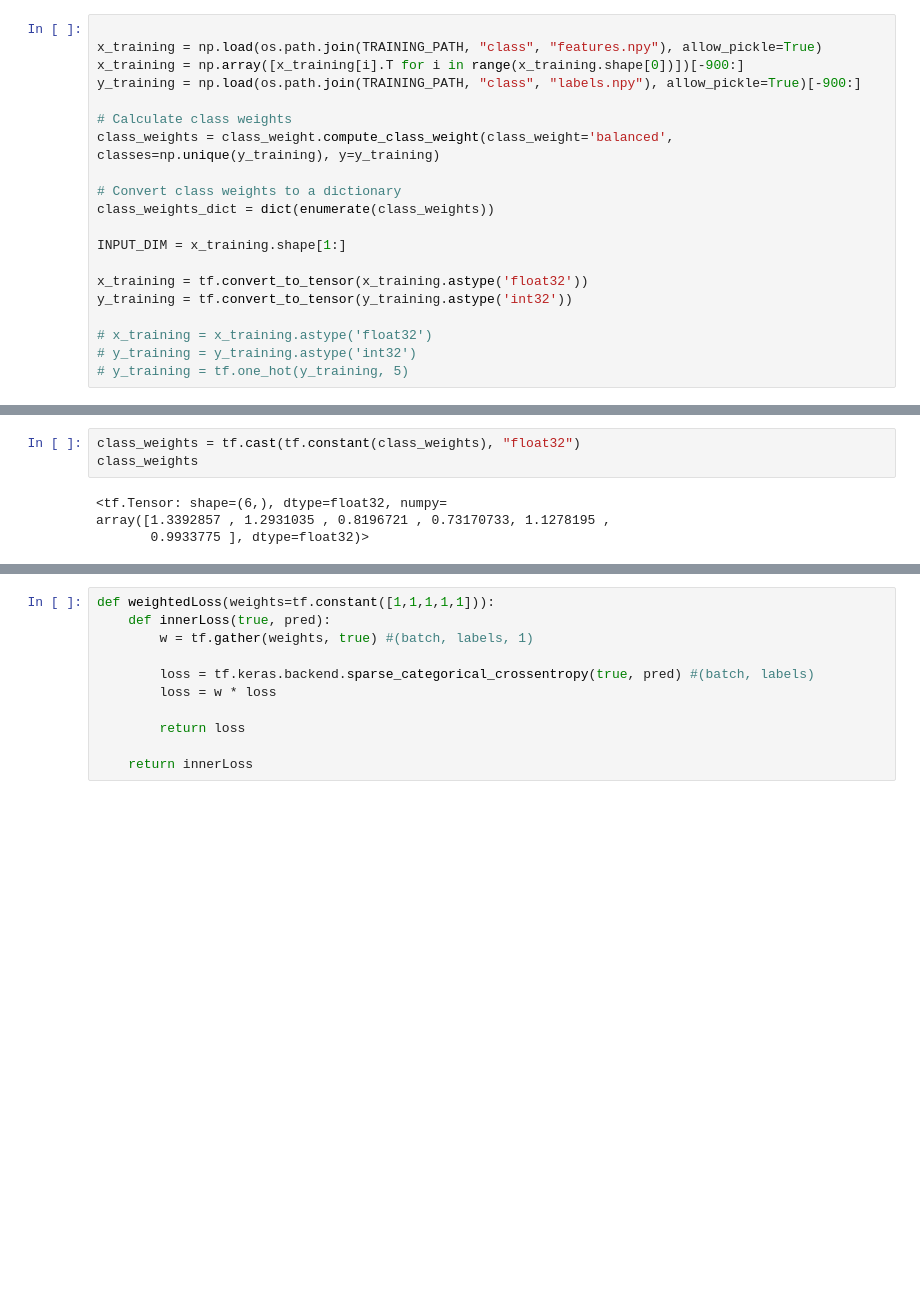
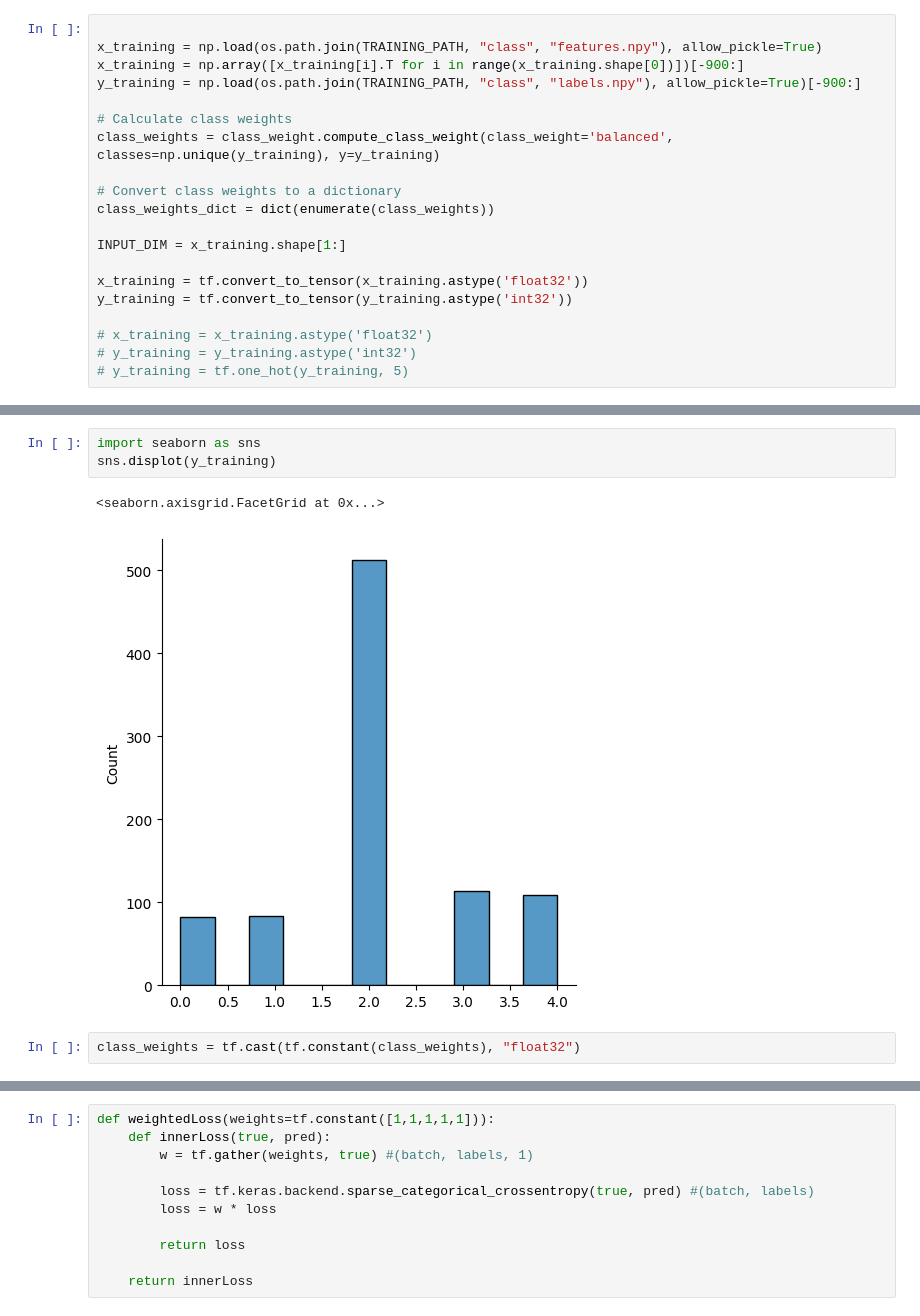
Before and after one commit to okkostenko/crypto_price_prediction_starknet, a Jupyter notebook: model_training/lstm_model.ipynb, the cells around one changed output, grey strips where cells are left out. Saved outputs shown, nothing was run; the diff lists cells and outputs as text; blank space fills up the shorter version.

```diff
--- a/model_training/lstm_model.ipynb
+++ b/model_training/lstm_model.ipynb
@@ -31,10 +40,11 @@ y_training = tf.convert_to_tensor(y_training.astype('int32'))
+# %%
+import seaborn as sns
+sns.displot(y_training)
+# %% [output]
+<seaborn.axisgrid.FacetGrid at 0x...>
+[figure, added]
 # %%
 class_weights = tf.cast(tf.constant(class_weights), "float32")
-class_weights
-# %% [output]
-<tf.Tensor: shape=(6,), dtype=float32, numpy=
-array([1.3392857 , 1.2931035 , 0.8196721 , 0.73170733, 1.1278195 ,
-       0.9933775 ], dtype=float32)>
 # %%
 import seaborn as sns
 
```
Also changed, not shown: parts of 20 cells of this notebook, 13 other files.
